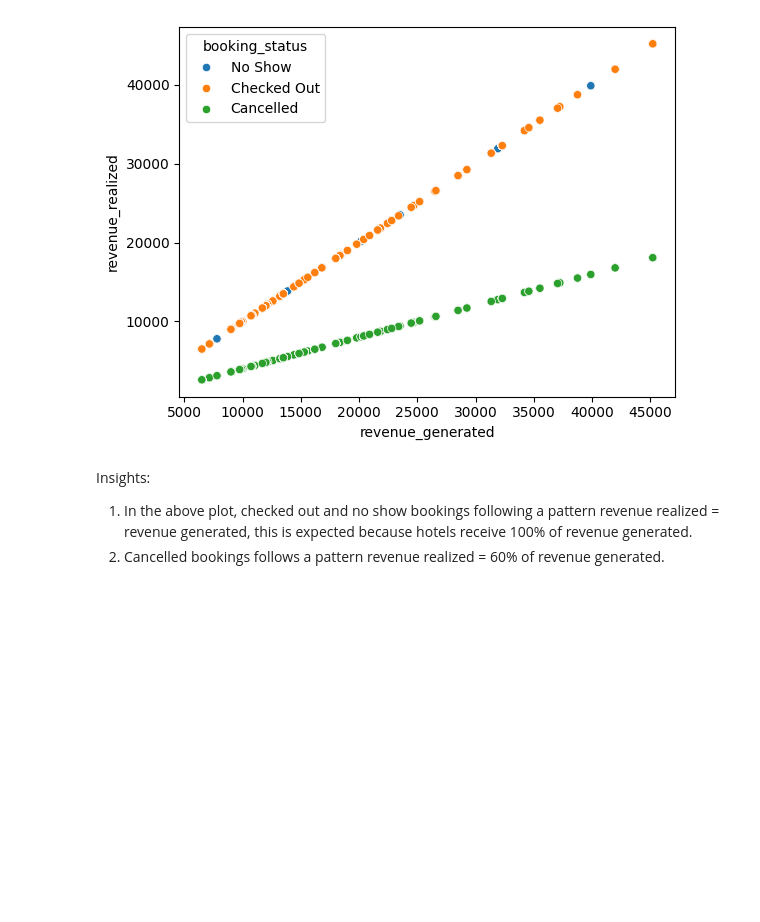
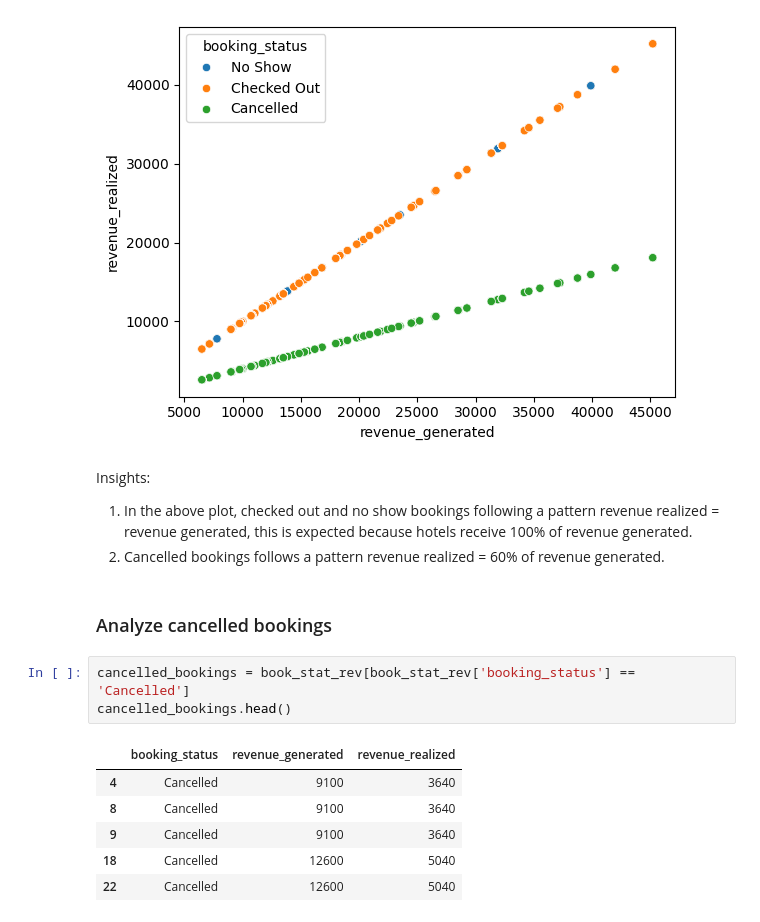
Before and after one commit to Bhuvi128/Hospitality-Revenue-Optimization-Data-analysis, a Jupyter notebook: Hospitality Revenue Optimzation.ipynb, the cells around one changed output. Cells and saved outputs as stored; diff of their text form; blank space fills up the shorter version.

```diff
--- a/Hospitality Revenue Optimzation.ipynb
+++ b/Hospitality Revenue Optimzation.ipynb
@@ -239,3 +267,15 @@ plt.show()
 Insights:
 1. In the above plot, checked out and no show bookings following a pattern revenue realized = revenue generated, this is expected because hotels receive 100% of revenue generated.
 2. Cancelled bookings follows a pattern revenue realized = 60% of revenue generated.
+# %% [markdown]
+### Analyze cancelled bookings
+# %%
+cancelled_bookings = book_stat_rev[book_stat_rev['booking_status'] == 'Cancelled']
+cancelled_bookings.head()
+# %% [output]
+|  | booking_status | revenue_generated | revenue_realized |
+| 4 | Cancelled | 9100 | 3640 |
+| 8 | Cancelled | 9100 | 3640 |
+| 9 | Cancelled | 9100 | 3640 |
+| 18 | Cancelled | 12600 | 5040 |
+| 22 | Cancelled | 12600 | 5040 |
```
Also changed, not shown: parts of 21 cells of this notebook, 1 other file.
